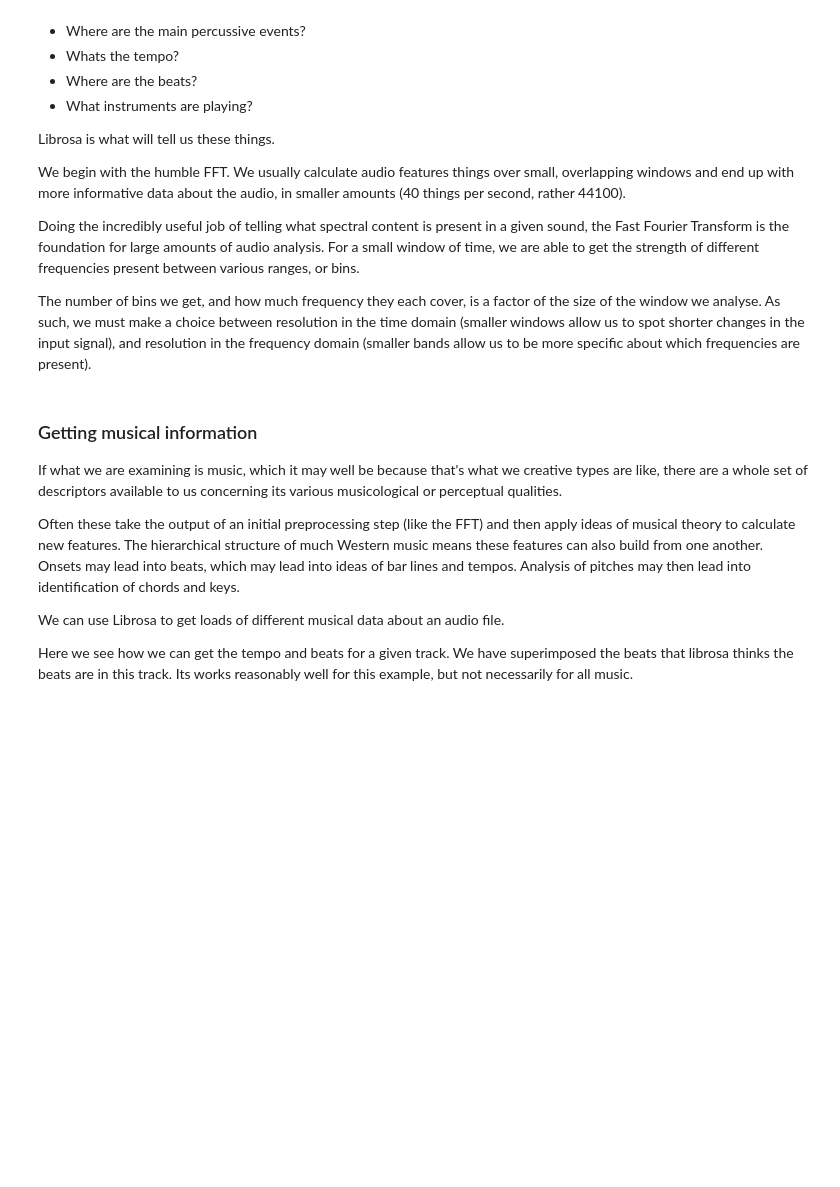
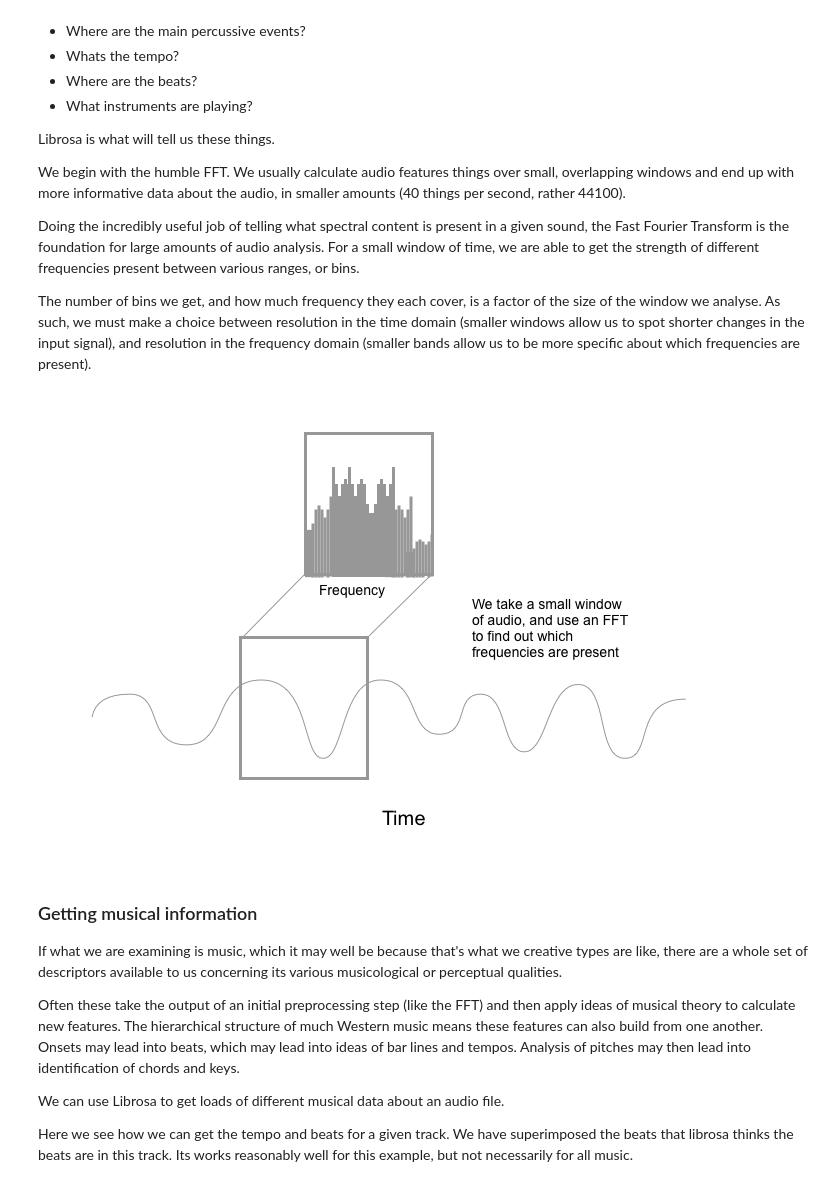
Before and after one commit to Yifan-FENG/test, a Jupyter notebook: Week-4/STEM-4-C-Week-4-Audio.ipynb, the cells around one changed output. Drawn from its saved outputs; the diff is of its cells as text; code cells hidden in the pictures; blank space fills up the shorter version.

```diff
--- a/Week-4/STEM-4-C-Week-4-Audio.ipynb
+++ b/Week-4/STEM-4-C-Week-4-Audio.ipynb
@@ -554,7 +554,9 @@ Doing the incredibly useful job of telling what spectral content is present in a
 The number of bins we get, and how much frequency they each cover, is a factor of the size of the window we analyse. As such, we must make a choice between resolution in the time domain (smaller windows allow us to spot shorter changes in the input signal), and resolution in the frequency domain (smaller bands allow us to be more specific about which frequencies are present).
 # %%
 from IPython.display import Image
-Image(filename='images/fft.png')
+Image(filename='../images/fft.png')
+# %% [output]
+[figure, added]
 # %%
 ?librosa.stft
 # %%
```
Also changed, not shown: 1 other file.
